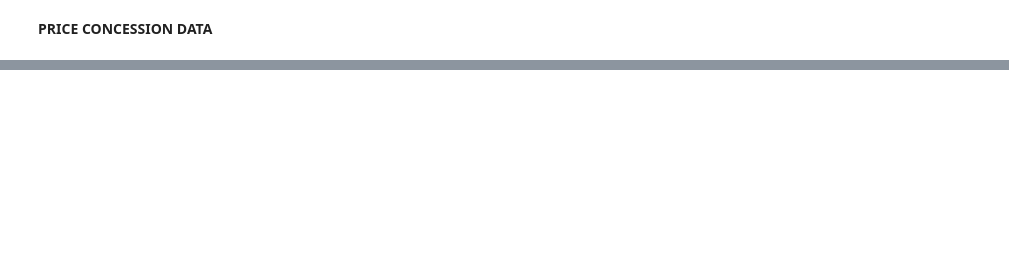
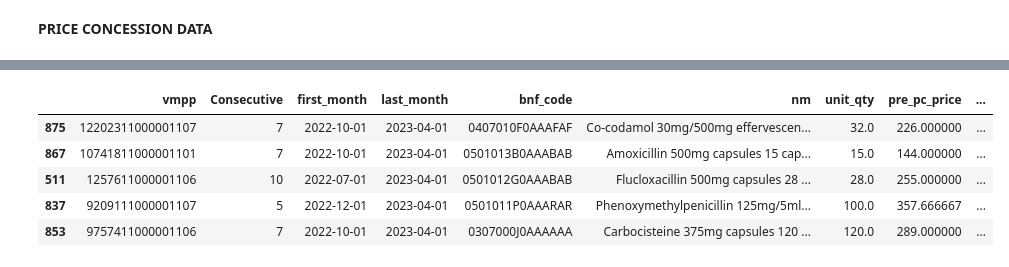
Before and after one commit to ebmdatalab/price-concessions-accuracy-notebook, a Jupyter notebook: notebooks/Post price concession changes.ipynb, the cells around one changed output, grey strips where cells are left out. Cells and saved outputs as stored; diff of their text form; code cells hidden in the pictures; blank space fills up the shorter version.

```diff
--- a/notebooks/Post price concession changes.ipynb
+++ b/notebooks/Post price concession changes.ipynb
@@ -23,6 +23,7 @@ sql = """
     ebmdatalab.dmd.ncsoconcession AS ncso --concession table
 """
 exportfile = os.path.join("..","data","ncso_dates.csv") #defines name for cache file
-dates_df = bq.cached_read(sql, csv_path=exportfile, use_cache=True) #uses BQ if changed, otherwise csv cache file
+dates_df = bq.cached_read(sql, csv_path=exportfile, use_cache=False) #uses BQ if changed, otherwise csv cache file
 dates_df['month'] = pd.to_datetime(dates_df['month']) #ensure dates are in datetimeformat
 dates_df = dates_df.sort_values(by=['month','vmpp']) #sort data by month then vmpp
+dates_df.style
@@ -39,5 +51,7 @@ pc_summary_df = (dates_cons_df.assign(Consecutive=dates_cons_df.concession_bool
           .aggregate(first_month=('month','first'),  #shows earliest month of consecutive price concession
                      last_month=('month','last')) #shows latest month of consecutive price concession
           .reset_index().query("last_month < @max_date")
+          .reset_index(drop=True)
 )
-######THIS IS NOT QUITE WHAT I NEED - IDEALLY HAVE A UNIQUE NUMBER EVERY TIME ONE OF THE GROUPBY CHANGES, IN ORDER TO ENSURE EVERY ONE IS PICKED UP######
+
+pc_summary_df.head()
@@ -44,27 +65,39 @@ pc_summary_df = (dates_cons_df.assign(Consecutive=dates_cons_df.concession_bool
 # %%
 #get drug tariff price data from BigQuery
 sql = """
-  SELECT *
+  SELECT
+    vmpp.bnf_code as bnf_code, --BNF code (at VMP level)
+    vmpp.nm as nm, --name
+    vmpp.qtyval as unit_qty, --quantity per pack
+    dt.*
   FROM
-    ebmdatalab.dmd.tariffprice
+    ebmdatalab.dmd.tariffprice AS dt --concession table
+    INNER JOIN
+    dmd.vmpp as vmpp --join to VMPP table to get BNF codes and names
+    on
+    dt.vmpp = vmpp.id
+  WHERE
+    dt.vmpp IN (SELECT DISTINCT vmpp FROM ebmdatalab.dmd.ncsoconcession)
 """
 
 exportfile = os.path.join("..","data","tariff.csv") #defines name for cache file
-dates_df = bq.cached_read(sql, csv_path=exportfile, use_cache=True) #uses BQ if changed, otherwise csv cache file
+dates_df = bq.cached_read(sql, csv_path=exportfile, use_cache=False) #uses BQ if changed, otherwise csv cache file
 dates_df['date'] = pd.to_datetime(dates_df['date'])#ensure dates are in datetimeformat
+dates_df['unit_qty'] = pd.to_numeric(dates_df['unit_qty'])
 # %%
 dates_df['pre_month'] = dates_df['date'] + pd.DateOffset(months=1) #creates extra date column in drug tariff price shifted by one month later, to pick up 3 month rolling mean spend for the month before price concession added
 dates_df['post_month'] = dates_df['date'] + pd.DateOffset(months=-3) #creates extra date column in drug tariff price shifted by three months earlier, to pick up 3 month rolling mean spend for the 3 months after price concession added
 dates_df['3_month_price'] = dates_df.groupby('vmpp')['price_pence'].transform(lambda x: x.rolling(3, 3).mean()) # create three month rolling average drug tariff cost
 # %%
-dates_df_merge = pd.merge(pc_summary_df, dates_df[['vmpp','pre_month','3_month_price']],  how='left', left_on=['vmpp','first_month'], right_on = ['vmpp','pre_month']) #merges price concession information with the 3 month average DT price prior to the start of the price concession
+dates_df_merge = pd.merge(pc_summary_df, dates_df[['bnf_code', 'nm','unit_qty','vmpp','pre_month','3_month_price']],  how='left', left_on=['vmpp','first_month'], right_on = ['vmpp','pre_month']) #merges price concession information with the 3 month average DT price prior to the start of the price concession
 dates_df_merge.rename(columns={'3_month_price' : 'pre_pc_price'}, inplace=True) #rename columns
 dates_df_merge = pd.merge(dates_df_merge, dates_df[['vmpp','post_month','3_month_price']],  how='left', left_on=['vmpp','last_month'], right_on = ['vmpp','post_month']) #merges price concession information with the 3 month average DT price after the end of the price concession
 dates_df_merge.rename(columns={'3_month_price' : 'post_pc_price'}, inplace=True) #rename columns
 dates_df_merge = dates_df_merge.drop(columns=['pre_month', 'post_month']) #drop unneccesary columns
 dates_df_merge = dates_df_merge.sort_values(by=['vmpp','first_month']) #sort data by month then vmpp
 dates_df_merge['perc_difference'] = (dates_df_merge['post_pc_price']/dates_df_merge['pre_pc_price']-1)
-dates_df_merge = dates_df_merge.sort_values(by=['perc_difference'], ascending=False) #sort data by month then vmpp
+dates_df_merge['rx_merge_date'] = (dates_df_merge['last_month'] + pd.DateOffset(months=1)) #create a merge date for prescribing data, so there's always the three months of rx data available post concession
+dates_df_merge = dates_df_merge.sort_values(by=['last_month'], ascending=False) #sort data by month then vmpp
 # %%
-dates_df_merge.style
+dates_df_merge.head()
 # %% [output]
@@ -71,0 +104,6 @@ dates_df_merge.style
+|  | vmpp | Consecutive | first_month | last_month | bnf_code | nm | unit_qty | pre_pc_price | ... |
+| 875 | 12202311000001107 | 7 | 2022-10-01 | 2023-04-01 | 0407010F0AAAFAF | Co-codamol 30mg/500mg effervescen... | 32.0 | 226.000000 | ... |
+| 867 | 10741811000001101 | 7 | 2022-10-01 | 2023-04-01 | 0501013B0AAABAB | Amoxicillin 500mg capsules 15 cap... | 15.0 | 144.000000 | ... |
+| 511 | 1257611000001106 | 10 | 2022-07-01 | 2023-04-01 | 0501012G0AAABAB | Flucloxacillin 500mg capsules 28 ... | 28.0 | 255.000000 | ... |
+| 837 | 9209111000001107 | 5 | 2022-12-01 | 2023-04-01 | 0501011P0AAARAR | Phenoxymethylpenicillin 125mg/5ml... | 100.0 | 357.666667 | ... |
+| 853 | 9757411000001106 | 7 | 2022-10-01 | 2023-04-01 | 0307000J0AAAAAA | Carbocisteine 375mg capsules 120 ... | 120.0 | 289.000000 | ... |
```
Also changed, not shown: parts of 10 cells of this notebook, 18 other files.
